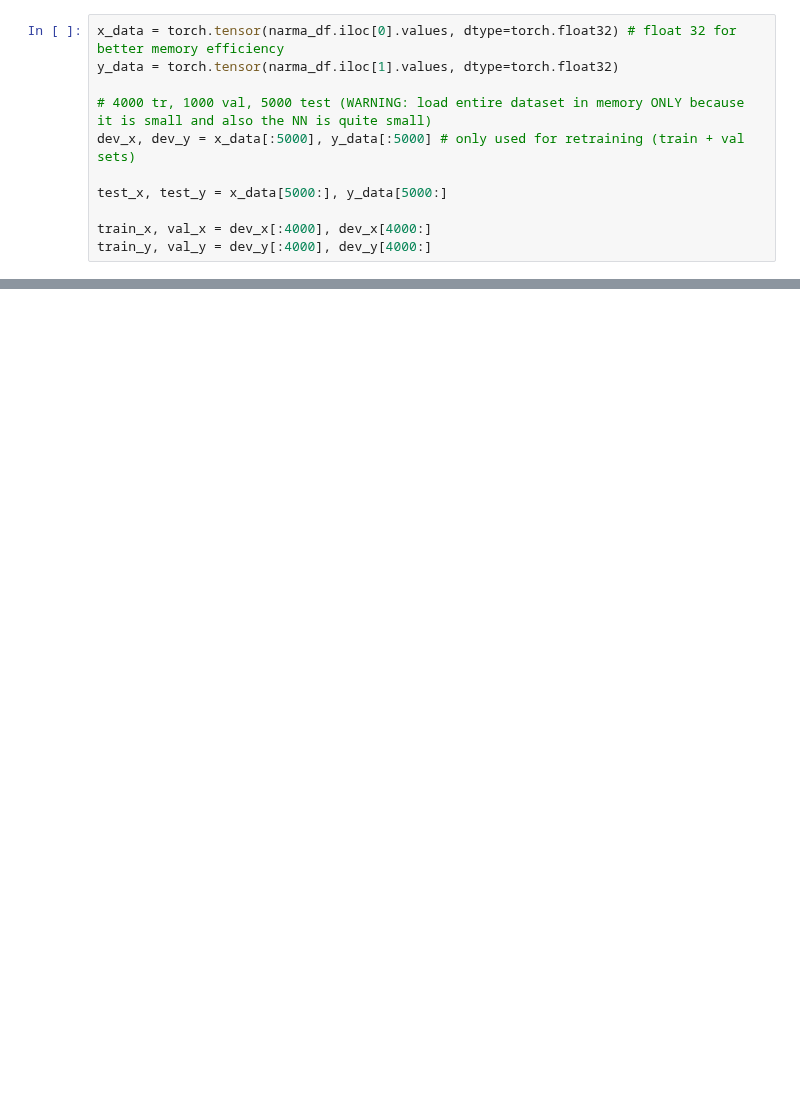
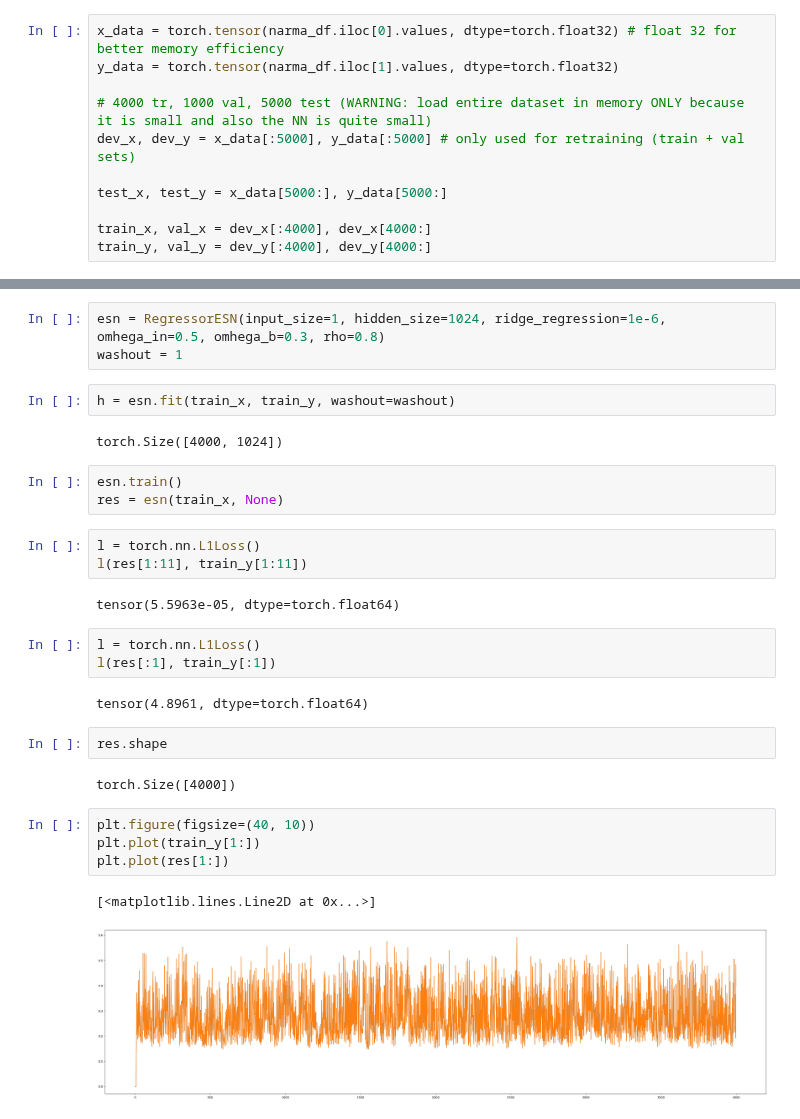
Before and after one commit to JacopoRaffi/CNS_Assignments, a Jupyter notebook: LAB3/LAB3_2/main.ipynb, the cells around one changed output, grey strips where cells are left out. Cells and saved outputs as stored; diff of their text form; blank space fills up the shorter version.

```diff
--- a/LAB3/LAB3_2/main.ipynb
+++ b/LAB3/LAB3_2/main.ipynb
@@ -73,0 +115,31 @@ df_results.sort_values(by='val_mse_mean', ascending=True).head(10)
+# %%
+esn = RegressorESN(input_size=1, hidden_size=1024, ridge_regression=1e-6, omhega_in=0.5, omhega_b=0.3, rho=0.8)
+washout = 1
+# %%
+h = esn.fit(train_x, train_y, washout=washout)
+# %% [output]
+torch.Size([4000, 1024])
+# %%
+esn.train()
+res = esn(train_x, None)
+# %%
+l = torch.nn.L1Loss()
+l(res[1:11], train_y[1:11])
+# %% [output]
+tensor(5.5963e-05, dtype=torch.float64)
+# %%
+l = torch.nn.L1Loss()
+l(res[:1], train_y[:1])
+# %% [output]
+tensor(4.8961, dtype=torch.float64)
+# %%
+res.shape
+# %% [output]
+torch.Size([4000])
+# %%
+plt.figure(figsize=(40, 10))
+plt.plot(train_y[1:])
+plt.plot(res[1:])
+# %% [output]
+[<matplotlib.lines.Line2D at 0x...>]
+[figure, added]
```
Also changed, not shown: parts of 6 cells of this notebook, 2 other files.
